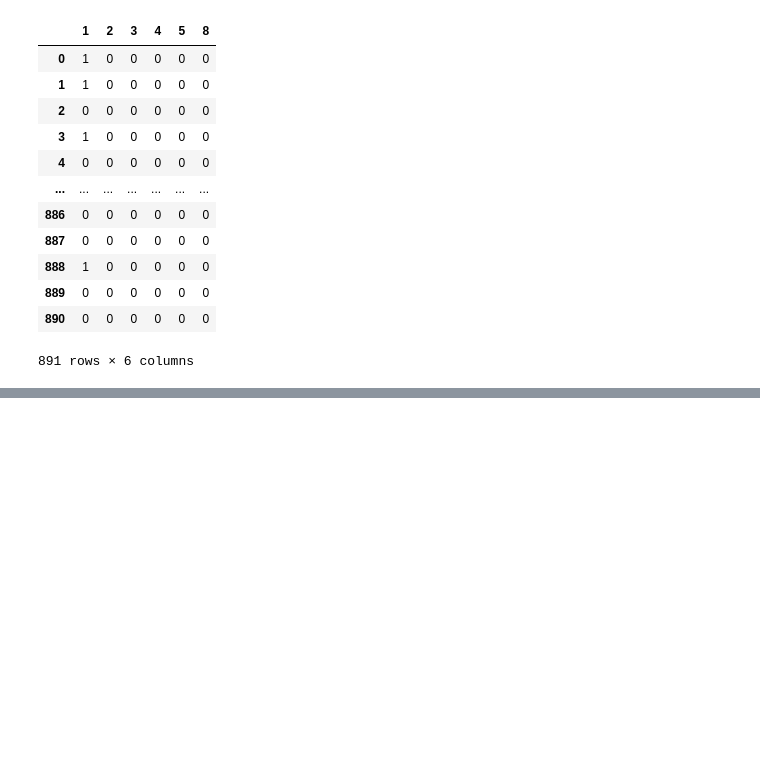
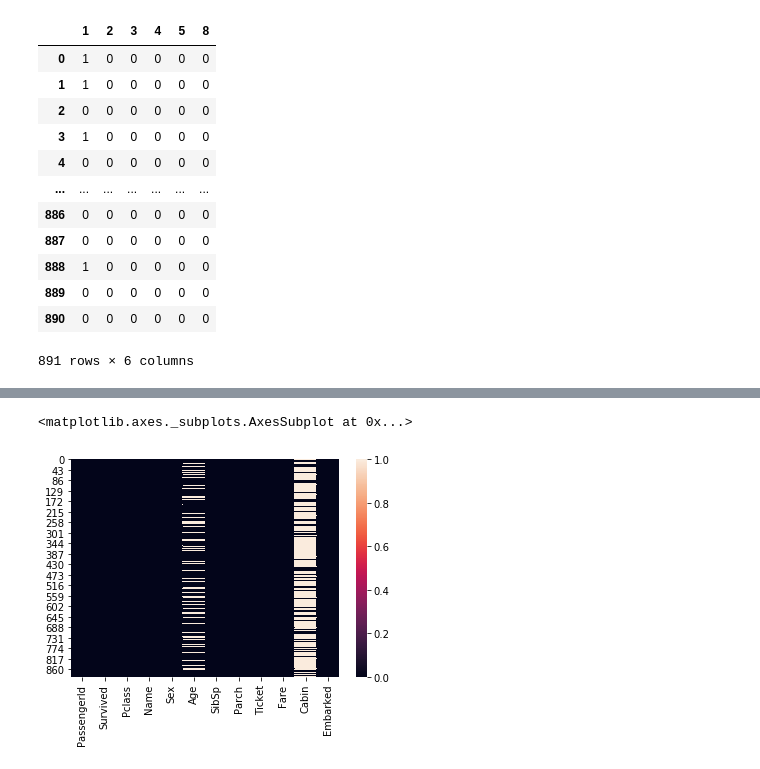
Before and after one commit to hackcoderr/machine-learning, a Jupyter notebook: Titanic-Project/titanic-main.ipynb, the cells around one changed output, grey strips where cells are left out. Saved outputs shown, nothing was run; the diff lists cells and outputs as text; code cells hidden in the pictures; blank space fills up the shorter version.

```diff
--- a/Titanic-Project/titanic-main.ipynb
+++ b/Titanic-Project/titanic-main.ipynb
@@ -186,0 +206,9 @@ sibsp
+# %%
+# Heatmap is used to find the missing value in the form of visuals
+# Note: if some values are missed in some column of dataset then either you can fill out value with the help of
+# some python code and some excel skills or you can remove entire row which has missing value.
+
+sns.heatmap(dataset.isnull())
+# %% [output]
+<matplotlib.axes._subplots.AxesSubplot at 0x...>
+[figure, added]
```
Also changed, not shown: parts of 15 cells of this notebook.
